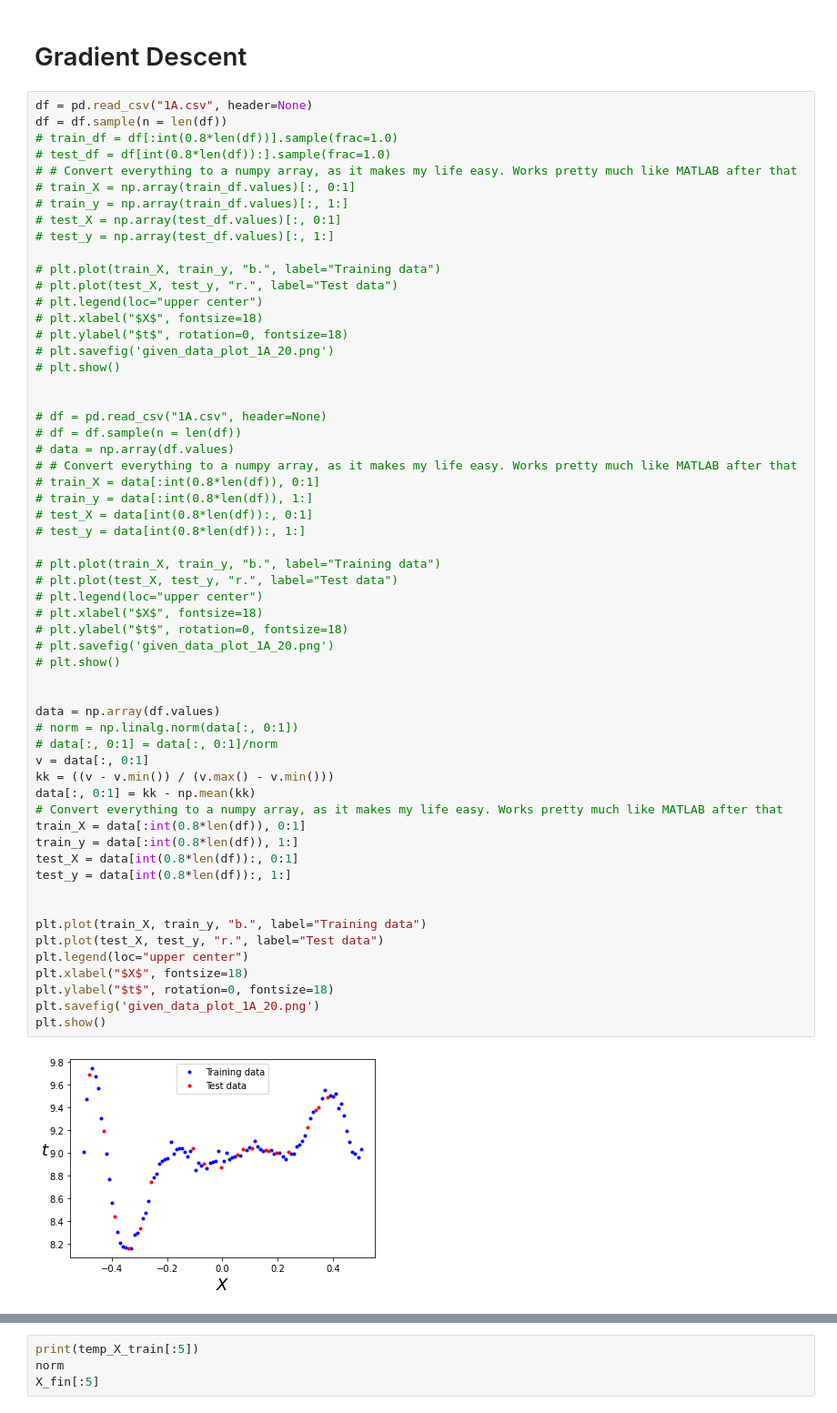
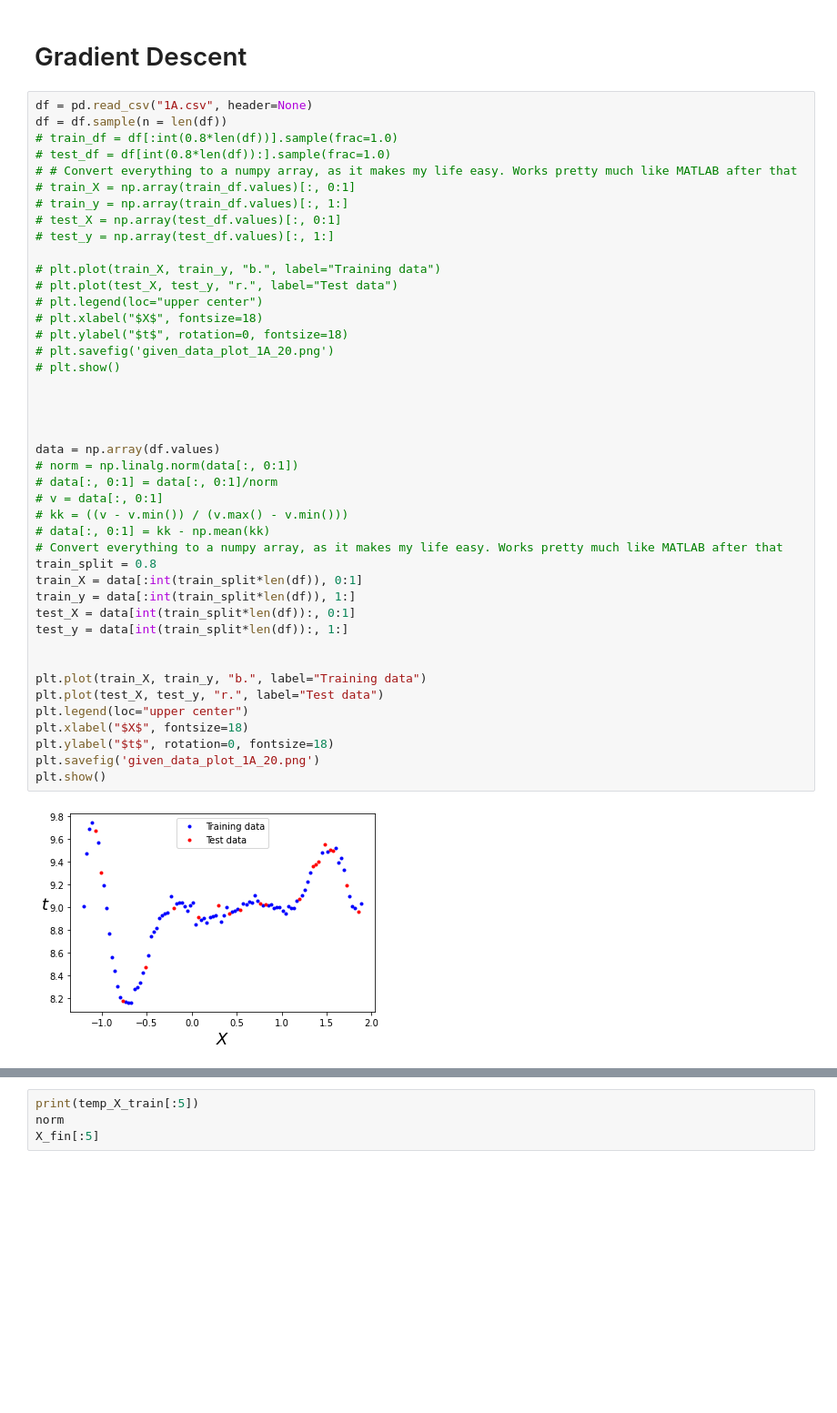
Before and after one commit to V-G-spec/ELL409-IITD-Intro-to-Machine-Learning, a Jupyter notebook: Assignment 1/ReportStuff.ipynb, the cells around one changed output, grey strips where cells are left out. Shown: that part at 91% size. Drawn from its saved outputs; the diff is of its cells as text; blank space fills up the shorter version.

```diff
--- a/Assignment 1/ReportStuff.ipynb
+++ b/Assignment 1/ReportStuff.ipynb
@@ -273,57 +273,42 @@ df = df.sample(n = len(df))
 # train_X = np.array(train_df.values)[:, 0:1]
 # train_y = np.array(train_df.values)[:, 1:]
 # test_X = np.array(test_df.values)[:, 0:1]
 # test_y = np.array(test_df.values)[:, 1:]
 
 # plt.plot(train_X, train_y, "b.", label="Training data")
 # plt.plot(test_X, test_y, "r.", label="Test data")
 # plt.legend(loc="upper center")
 # plt.xlabel("$X$", fontsize=18)
 # plt.ylabel("$t$", rotation=0, fontsize=18)
 # plt.savefig('given_data_plot_1A_20.png')
 # plt.show()
 
 
-# df = pd.read_csv("1A.csv", header=None)
-# df = df.sample(n = len(df))
-# data = np.array(df.values)
-# # Convert everything to a numpy array, as it makes my life easy. Works pretty much like MATLAB after that
-# train_X = data[:int(0.8*len(df)), 0:1]
-# train_y = data[:int(0.8*len(df)), 1:]
-# test_X = data[int(0.8*len(df)):, 0:1]
-# test_y = data[int(0.8*len(df)):, 1:]
-
-# plt.plot(train_X, train_y, "b.", label="Training data")
-# plt.plot(test_X, test_y, "r.", label="Test data")
-# plt.legend(loc="upper center")
-# plt.xlabel("$X$", fontsize=18)
-# plt.ylabel("$t$", rotation=0, fontsize=18)
-# plt.savefig('given_data_plot_1A_20.png')
-# plt.show()
 
 
 data = np.array(df.values)
 # norm = np.linalg.norm(data[:, 0:1])
 # data[:, 0:1] = data[:, 0:1]/norm
-v = data[:, 0:1]
-kk = ((v - v.min()) / (v.max() - v.min()))
-data[:, 0:1] = kk - np.mean(kk)
+# v = data[:, 0:1]
+# kk = ((v - v.min()) / (v.max() - v.min()))
+# data[:, 0:1] = kk - np.mean(kk)
 # Convert everything to a numpy array, as it makes my life easy. Works pretty much like MATLAB after that
-train_X = data[:int(0.8*len(df)), 0:1]
-train_y = data[:int(0.8*len(df)), 1:]
-test_X = data[int(0.8*len(df)):, 0:1]
-test_y = data[int(0.8*len(df)):, 1:]
+train_split = 0.8
+train_X = data[:int(train_split*len(df)), 0:1]
+train_y = data[:int(train_split*len(df)), 1:]
+test_X = data[int(train_split*len(df)):, 0:1]
+test_y = data[int(train_split*len(df)):, 1:]
 
 
 plt.plot(train_X, train_y, "b.", label="Training data")
 plt.plot(test_X, test_y, "r.", label="Test data")
 plt.legend(loc="upper center")
 plt.xlabel("$X$", fontsize=18)
 plt.ylabel("$t$", rotation=0, fontsize=18)
 plt.savefig('given_data_plot_1A_20.png')
 plt.show()
 # %% [output]
-[figure, old version]
+[figure, new version]
 # %%
 import math
 
```
Also changed, not shown: parts of 2 cells of this notebook.
